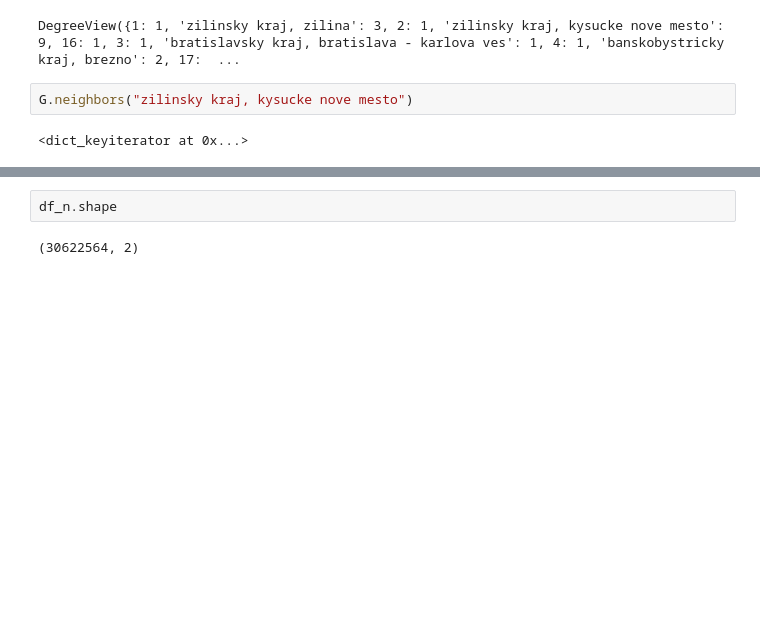
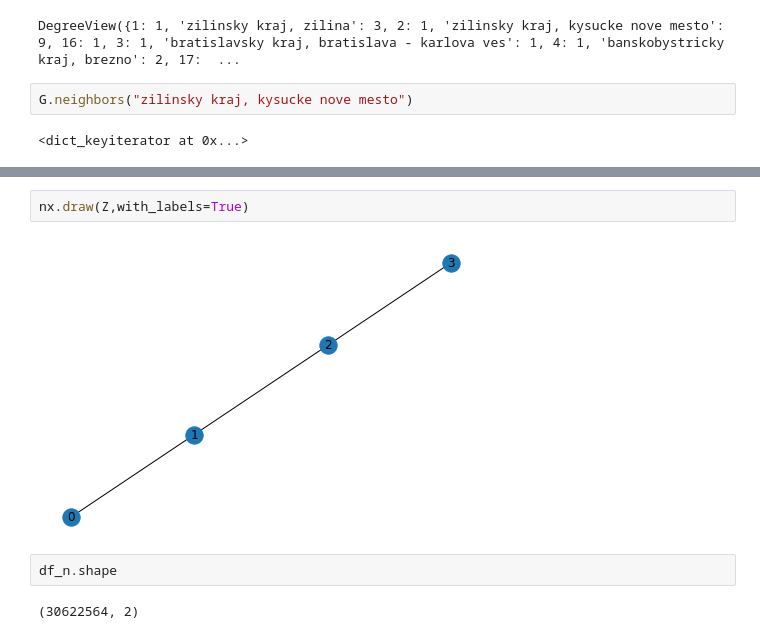
Before and after one commit to RawatVimal/internship, a Jupyter notebook: Work/nx_basf.ipynb, the cells around one changed output, grey strips where cells are left out. Saved outputs shown, nothing was run; the diff lists cells and outputs as text; blank space fills up the shorter version.

```diff
--- a/Work/nx_basf.ipynb
+++ b/Work/nx_basf.ipynb
@@ -103,3 +143,7 @@ G.neighbors("zilinsky kraj, kysucke nove mesto")
+# %%
+nx.draw(Z,with_labels=True)
+# %% [output]
+[figure, added]
 # %%
 df_n.shape
 # %% [output]
```
Also changed, not shown: parts of 21 cells of this notebook.
